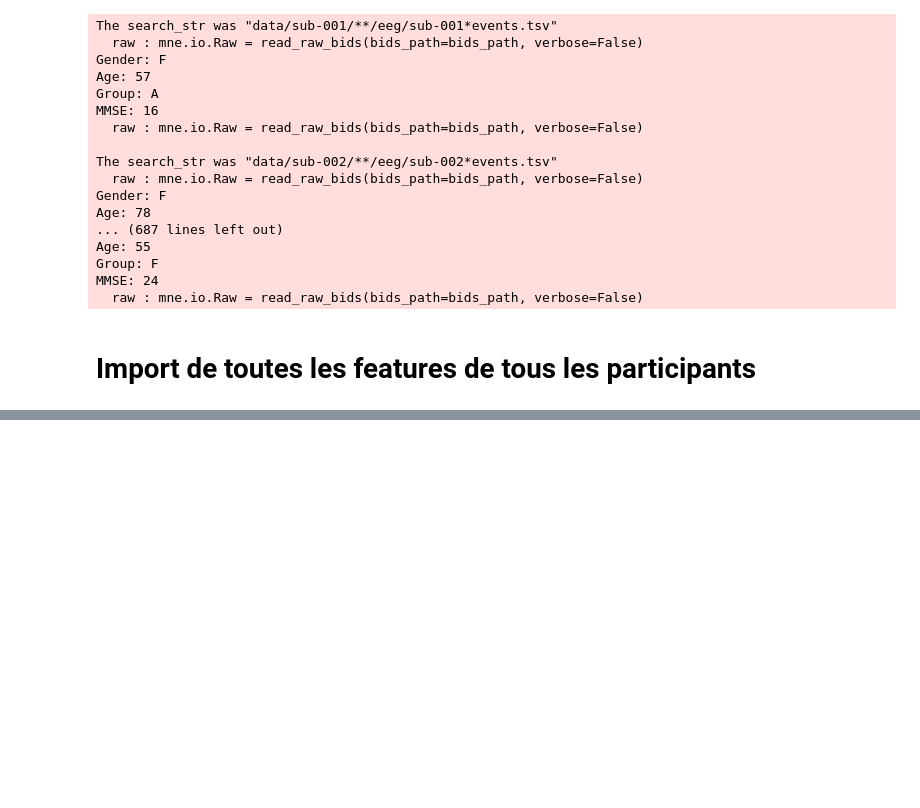
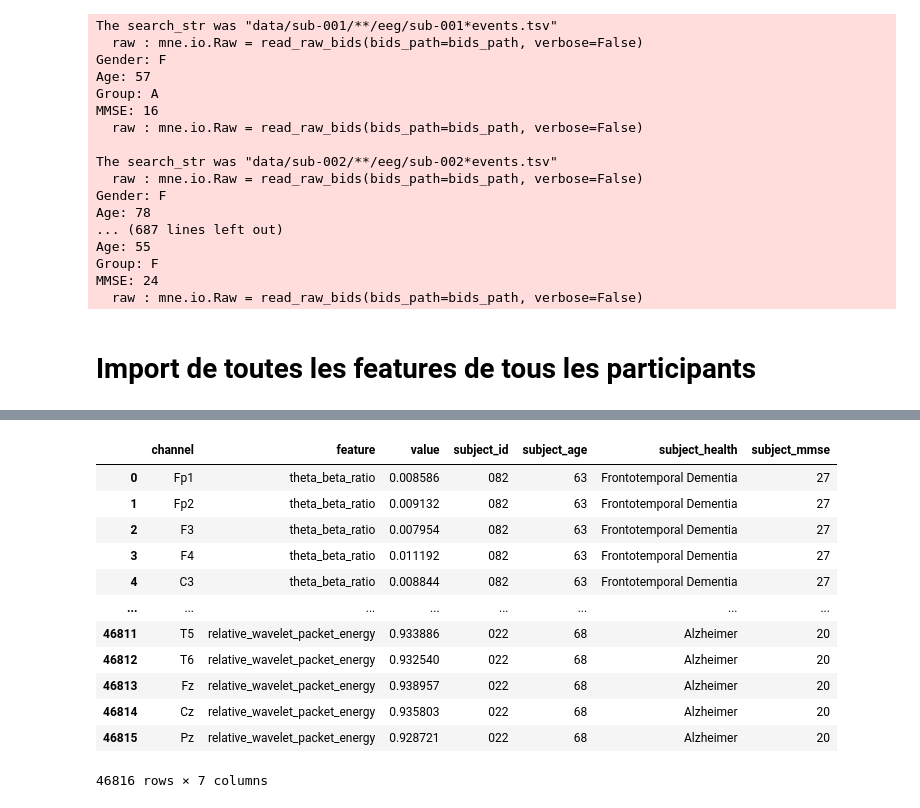
Before and after one commit to thePTH/eeg, a Jupyter notebook: notebook.ipynb, the cells around one changed output, grey strips where cells are left out. Drawn from its saved outputs; the diff is of its cells as text; code cells hidden in the pictures; blank space fills up the shorter version.

```diff
--- a/notebook.ipynb
+++ b/notebook.ipynb
@@ -104,0 +100,16 @@ TopomapFactory.plot(values=dethamp_mean_df[feature_name].values, eeg_info=detham
+# %%
+dethamp_dataset.to_long_dataframe()
+# %% [output]
+|  | channel | feature | value | subject_id | subject_age | subject_health | subject_mmse |
+| 0 | Fp1 | theta_beta_ratio | 0.008586 | 082 | 63 | Frontotemporal Dementia | 27 |
+| 1 | Fp2 | theta_beta_ratio | 0.009132 | 082 | 63 | Frontotemporal Dementia | 27 |
+| 2 | F3 | theta_beta_ratio | 0.007954 | 082 | 63 | Frontotemporal Dementia | 27 |
+| 3 | F4 | theta_beta_ratio | 0.011192 | 082 | 63 | Frontotemporal Dementia | 27 |
+| 4 | C3 | theta_beta_ratio | 0.008844 | 082 | 63 | Frontotemporal Dementia | 27 |
+| ... | ... | ... | ... | ... | ... | ... | ... |
+| 46811 | T5 | relative_wavelet_packet_energy | 0.933886 | 022 | 68 | Alzheimer | 20 |
+| 46812 | T6 | relative_wavelet_packet_energy | 0.932540 | 022 | 68 | Alzheimer | 20 |
+| 46813 | Fz | relative_wavelet_packet_energy | 0.938957 | 022 | 68 | Alzheimer | 20 |
+| 46814 | Cz | relative_wavelet_packet_energy | 0.935803 | 022 | 68 | Alzheimer | 20 |
+| 46815 | Pz | relative_wavelet_packet_energy | 0.928721 | 022 | 68 | Alzheimer | 20 |
+46816 rows × 7 columns
```
Also changed, not shown: parts of 5 cells of this notebook, 11 other files.
